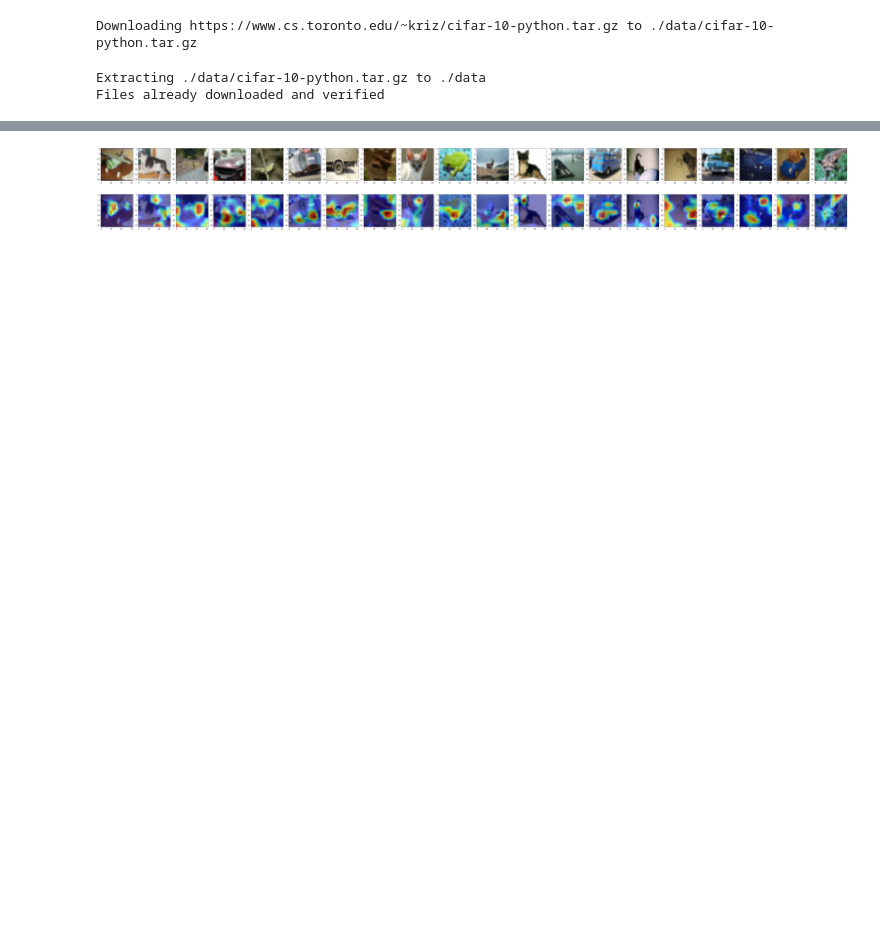
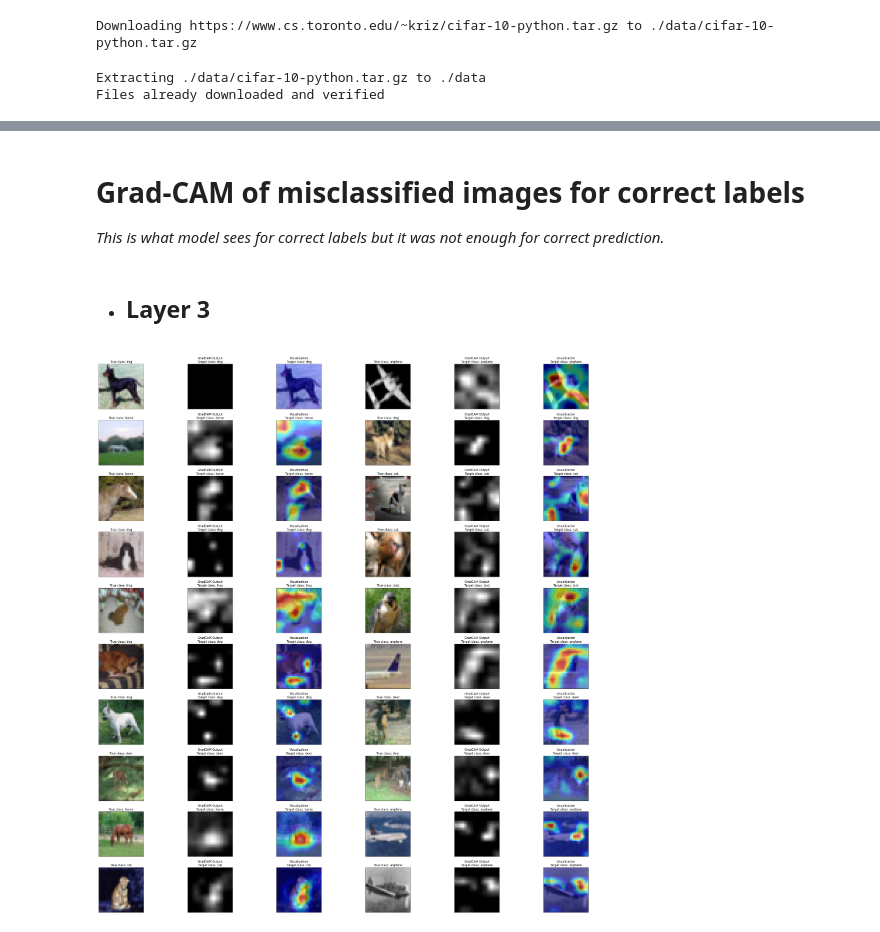
Before and after one commit to abhyuditjain/eva-8, a Jupyter notebook: session7/session7_assignment.ipynb, the cells around one changed output, grey strips where cells are left out. Saved outputs shown, nothing was run; the diff lists cells and outputs as text; code cells hidden in the pictures; blank space fills up the shorter version.

Commit message:
updated readme with new images, added latest notebook

```diff
--- a/session7/session7_assignment.ipynb
+++ b/session7/session7_assignment.ipynb
@@ -150,4 +154,10 @@ show_misclassified_images(misclassified_images[:20], predictions[:20], labels[:2
+# %% [markdown]
+# Grad-CAM of misclassified images for correct labels
+
+_This is what model sees for correct labels but it was not enough for correct prediction._
+# %% [markdown]
+- ## Layer 3
 # %%
-show_grad_cam(model, device, misclassified_images[:20], labels[:20], "layer3.1.conv2")
+show_grad_cam(model, device, misclassified_images[:20], labels[:20], labels[:20], "layer3.1.conv2", cifar10.classes)
 # %% [output]
-[figure, old version]
+[figure, new version]
```
Also changed, not shown: parts of 15 cells of this notebook, 9 other files.
